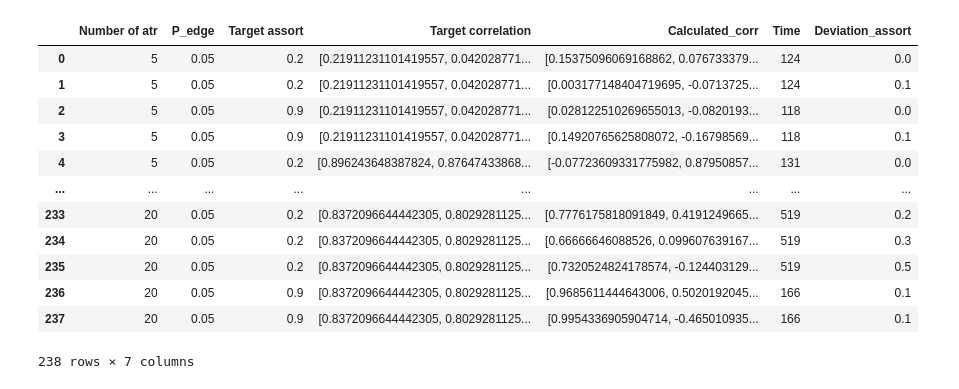
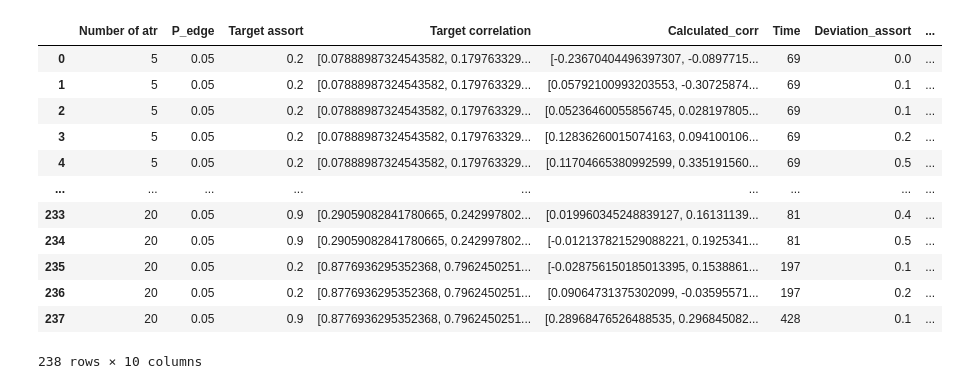
Before and after one commit to aimclub/GOLEM, a Jupyter notebook: examples/BN_generator_learning/result_analysis.ipynb, the cells around one changed output. Cells and saved outputs as stored; diff of their text form; code cells hidden in the pictures.

```diff
--- a/examples/BN_generator_learning/result_analysis.ipynb
+++ b/examples/BN_generator_learning/result_analysis.ipynb
@@ -10,18 +11,22 @@ from scipy.stats import multivariate_normal
 # %%
-data = pd.read_csv('results/paper_cec/4 20 0.05 0.9 high exp2.csv')
-data
+data1 = pd.read_csv('results/paper_cec/4 20 0.05 0.9 high GeneticSchemeTypesEnum.parameter_free MutationAgentTypeEnum.default exp3.csv')
+data2 = pd.read_csv('results/paper_cec/3 5 0.05 0.2 low GeneticSchemeTypesEnum.steady_state MutationAgentTypeEnum.default exp4.csv')
-# %% [output]
-|  | Number of atr | P_edge | Target assort | Target correlation | Calculated_corr | Time | Deviation_assort |
-| 0 | 5 | 0.05 | 0.2 | [0.21911231101419557, 0.042028771... | [0.15375096069168862, 0.076733379... | 124 | 0.0 |
-| 1 | 5 | 0.05 | 0.2 | [0.21911231101419557, 0.042028771... | [0.003177148404719695, -0.0713725... | 124 | 0.1 |
-| 2 | 5 | 0.05 | 0.9 | [0.21911231101419557, 0.042028771... | [0.028122510269655013, -0.0820193... | 118 | 0.0 |
-| 3 | 5 | 0.05 | 0.9 | [0.21911231101419557, 0.042028771... | [0.14920765625808072, -0.16798569... | 118 | 0.1 |
-| 4 | 5 | 0.05 | 0.2 | [0.896243648387824, 0.87647433868... | [-0.07723609331775982, 0.87950857... | 131 | 0.0 |
-| ... | ... | ... | ... | ... | ... | ... | ... |
-| 233 | 20 | 0.05 | 0.2 | [0.8372096644442305, 0.8029281125... | [0.7776175818091849, 0.4191249665... | 519 | 0.2 |
-| 234 | 20 | 0.05 | 0.2 | [0.8372096644442305, 0.8029281125... | [0.66666646088526, 0.099607639167... | 519 | 0.3 |
-| 235 | 20 | 0.05 | 0.2 | [0.8372096644442305, 0.8029281125... | [0.7320524824178574, -0.124403129... | 519 | 0.5 |
-| 236 | 20 | 0.05 | 0.9 | [0.8372096644442305, 0.8029281125... | [0.9685611444643006, 0.5020192045... | 166 | 0.1 |
-| 237 | 20 | 0.05 | 0.9 | [0.8372096644442305, 0.8029281125... | [0.9954336905904714, -0.465010935... | 166 | 0.1 |
-238 rows × 7 columns
+# %%
+data1 = data1.loc[data1['Sheme'] == 'GeneticSchemeTypesEnum.steady_state']
+data1.reset_index(inplace=True, drop=True)
+data1
+# %% [output]
+|  | Number of atr | P_edge | Target assort | Target correlation | Calculated_corr | Time | Deviation_assort | ... |
+| 0 | 5 | 0.05 | 0.2 | [0.07888987324543582, 0.179763329... | [-0.23670404496397307, -0.0897715... | 69 | 0.0 | ... |
+| 1 | 5 | 0.05 | 0.2 | [0.07888987324543582, 0.179763329... | [0.05792100993203553, -0.30725874... | 69 | 0.1 | ... |
+| 2 | 5 | 0.05 | 0.2 | [0.07888987324543582, 0.179763329... | [0.05236460055856745, 0.028197805... | 69 | 0.1 | ... |
+| 3 | 5 | 0.05 | 0.2 | [0.07888987324543582, 0.179763329... | [0.12836260015074163, 0.094100106... | 69 | 0.2 | ... |
+| 4 | 5 | 0.05 | 0.2 | [0.07888987324543582, 0.179763329... | [0.11704665380992599, 0.335191560... | 69 | 0.5 | ... |
+| ... | ... | ... | ... | ... | ... | ... | ... | ... |
+| 233 | 20 | 0.05 | 0.9 | [0.29059082841780665, 0.242997802... | [0.019960345248839127, 0.16131139... | 81 | 0.4 | ... |
+| 234 | 20 | 0.05 | 0.9 | [0.29059082841780665, 0.242997802... | [-0.012137821529088221, 0.1925341... | 81 | 0.5 | ... |
+| 235 | 20 | 0.05 | 0.2 | [0.8776936295352368, 0.7962450251... | [-0.028756150185013395, 0.1538861... | 197 | 0.1 | ... |
+| 236 | 20 | 0.05 | 0.2 | [0.8776936295352368, 0.7962450251... | [0.09064731375302099, -0.03595571... | 197 | 0.2 | ... |
+| 237 | 20 | 0.05 | 0.9 | [0.8776936295352368, 0.7962450251... | [0.28968476526488535, 0.296845082... | 428 | 0.1 | ... |
+238 rows × 10 columns
 # %%
```
Also changed, not shown: parts of 13 cells of this notebook, 7 other files.
